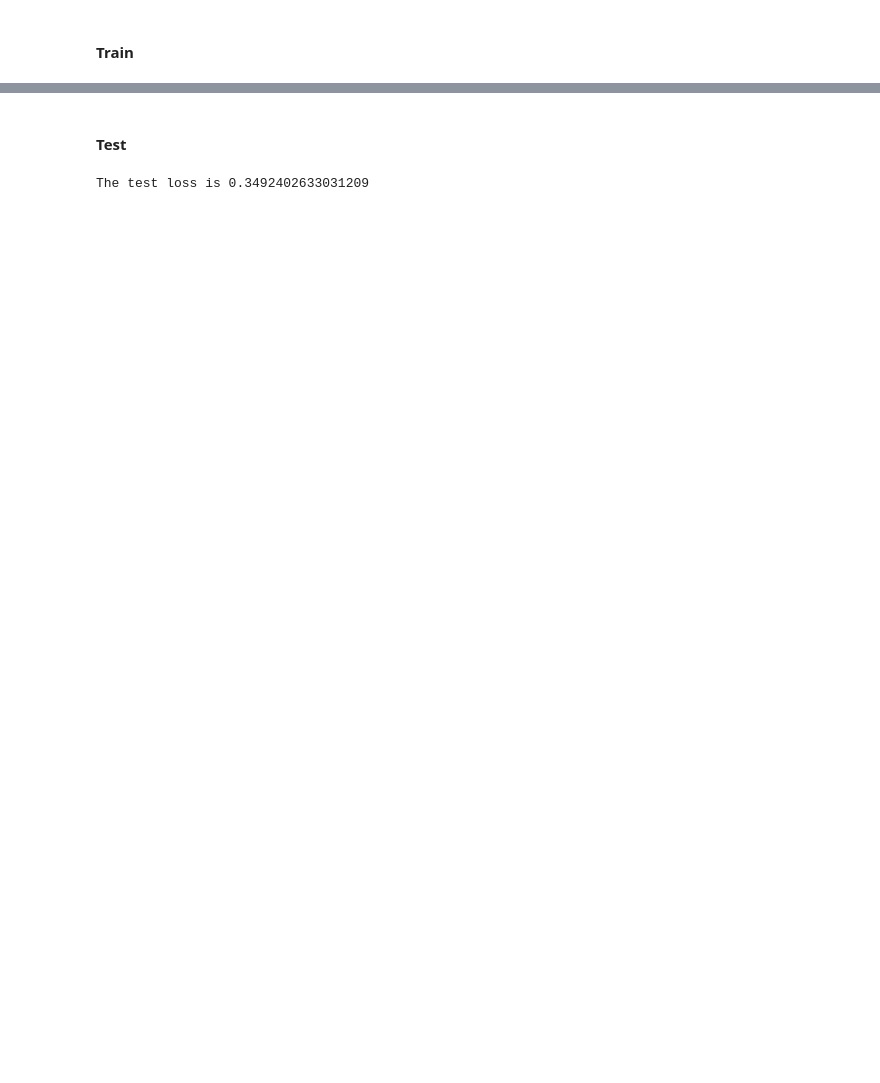
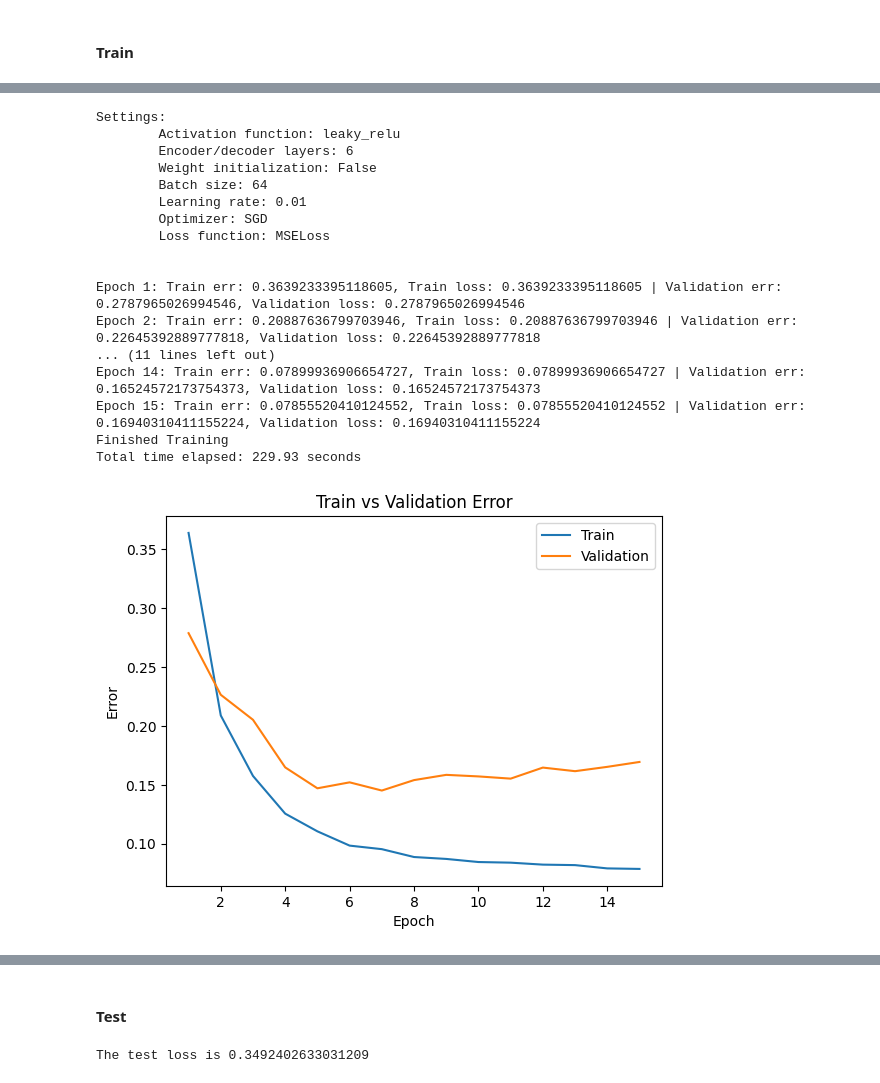
Before and after one commit to WilliamJWen/Project42, a Jupyter notebook: colab_notebooks/model.ipynb, the cells around one changed output, grey strips where cells are left out. Saved outputs shown, nothing was run; the diff lists cells and outputs as text; code cells hidden in the pictures; blank space fills up the shorter version.

```diff
--- a/colab_notebooks/model.ipynb
+++ b/colab_notebooks/model.ipynb
@@ -1072,0 +1364,80 @@ plot_training_curve_step1(get_step1_model_name(name=autoencoder.name))
+# %%
+settings = []
+settings.append({"act":F.leaky_relu,  "layers":6, "winit":False,  "bs":64,
+                 "lr":0.01,   "optim":optim.SGD,  "crit":nn.MSELoss(),
+                 "epochs":15})
+settings.append({"act":F.leaky_relu,  "layers":6, "winit":True,   "bs":64,
+                 "lr":0.01,   "optim":optim.SGD,  "crit":nn.MSELoss(),
+                 "epochs":15})
+settings.append({"act":F.leaky_relu,  "layers":4, "winit":False,  "bs":64,
+                 "lr":0.01,   "optim":optim.SGD,  "crit":nn.MSELoss(),
+                 "epochs":15})
+settings.append({"act":F.leaky_relu,  "layers":6, "winit":False,  "bs":64,
+                 "lr":0.01,   "optim":optim.Adam, "crit":nn.MSELoss(),
+                 "epochs":15})
+settings.append({"act":F.relu,        "layers":6, "winit":False,  "bs":64,
+                 "lr":0.01,   "optim":optim.Adam, "crit":nn.MSELoss(),
+                 "epochs":25})
+settings.append({"act":F.leaky_relu,   "layers":6, "winit":False, "bs":32,
+                 "lr":0.005,  "optim":optim.Adam, "crit":nn.MSELoss(),
+                 "epochs":25})
+settings.append({"act":F.leaky_relu,   "layers":6, "winit":False, "bs":64,
+                 "lr":0.01,   "optim":optim.SGD,  "crit":nn.HuberLoss(),
+                 "epochs":15})
+settings.append({"act":F.leaky_relu,   "layers":6, "winit":False, "bs":64,
+                 "lr":0.01,   "optim":optim.Adam, "crit":nn.HuberLoss(),
+                 "epochs":15})
+settings.append({"act":F.leaky_relu,   "layers":6, "winit":False, "bs":64,
+                 "lr":0.01,   "optim":optim.Adam, "crit":PerceptualLoss(),
+                 "epochs":15})
+settings.append({"act":F.leaky_relu,   "layers":6, "winit":False, "bs":64,
+                 "lr":0.01,   "optim":optim.SGD,  "crit":PerceptualLoss(),
+                 "epochs":15})
+
+for s in settings:
+  print("\nSettings:")
+  print("\tActivation function:",
+        s["act"] if s["act"] == "TRec" else s["act"].__name__)
+  print("\tEncoder/decoder layers:", s["layers"])
+  print("\tWeight initialization:", s["winit"])
+  print("\tBatch size:", s["bs"])
+  print("\tLearning rate:", s["lr"])
+  print("\tOptimizer:", s["optim"].__name__)
+  print("\tLoss function:", type(s["crit"]).__name__)
+  print("\n")
+
+  autoencoder = ConvAutoencoder(activation=s["act"],
+                                layers=s["layers"],
+                                weight_init=s["winit"])
+  train_step1_net(autoencoder,
+                  batch_size=s["bs"],
+                  learning_rate=s["lr"],
+                  optim_type=s["optim"],
+                  criterion=s["crit"],
+                  num_epochs=s["epochs"])
+
+  plot_training_curve_step1(get_step1_model_name(name=autoencoder.name,
+                                                 criterion=s["crit"],
+                                                 optimizer=s["optim"],
+                                                 batch_size=s["bs"],
+                                                 learning_rate=s["lr"],
+                                                 epoch=s["epochs"]))
+# %% [output]
+Settings:
+        Activation function: leaky_relu
+        Encoder/decoder layers: 6
+        Weight initialization: False
+        Batch size: 64
+        Learning rate: 0.01
+        Optimizer: SGD
+        Loss function: MSELoss
+
+
+Epoch 1: Train err: 0.3639233395118605, Train loss: 0.3639233395118605 | Validation err: 0.2787965026994546, Validation loss: 0.2787965026994546
+Epoch 2: Train err: 0.20887636799703946, Train loss: 0.20887636799703946 | Validation err: 0.22645392889777818, Validation loss: 0.22645392889777818
+... (11 lines left out)
+Epoch 14: Train err: 0.07899936906654727, Train loss: 0.07899936906654727 | Validation err: 0.16524572173754373, Validation loss: 0.16524572173754373
+Epoch 15: Train err: 0.07855520410124552, Train loss: 0.07855520410124552 | Validation err: 0.16940310411155224, Validation loss: 0.16940310411155224
+Finished Training
+Total time elapsed: 229.93 seconds
+[figure, added]
```
Also changed, not shown: parts of 14 cells of this notebook.
